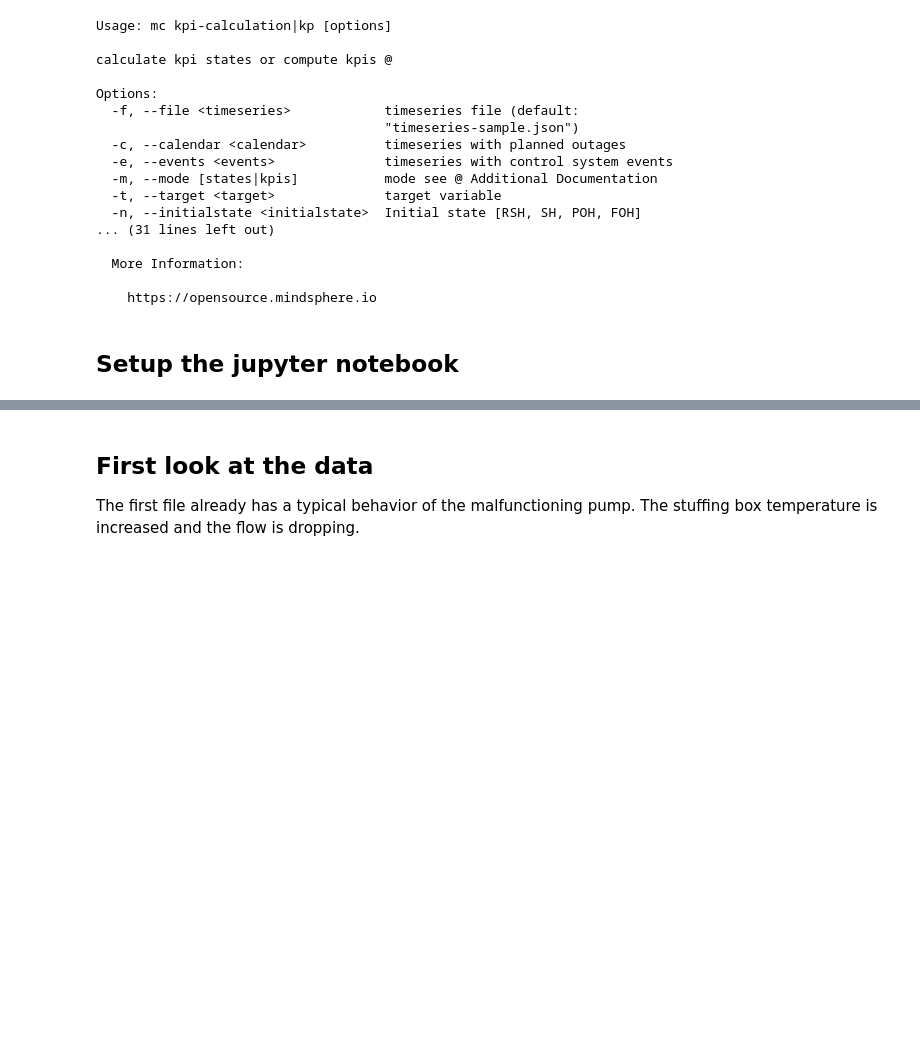
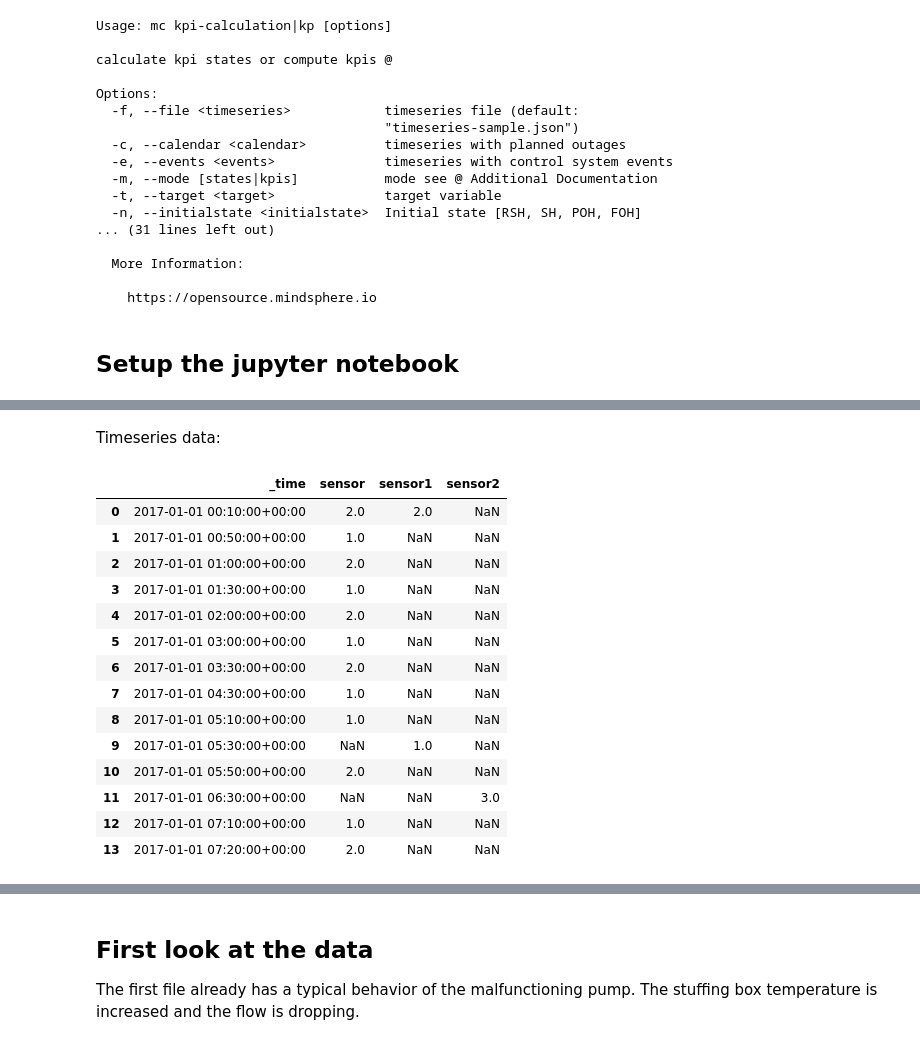
Before and after one commit to mindsphere/analytics-examples, a Jupyter notebook: kpi-calculation.ipynb, the cells around one changed output, grey strips where cells are left out. Saved outputs shown, nothing was run; the diff lists cells and outputs as text; code cells hidden in the pictures; blank space fills up the shorter version.

```diff
--- a/kpi-calculation.ipynb
+++ b/kpi-calculation.ipynb
@@ -64,0 +118,21 @@ This uses the example request from the documentation for calculation
+# %% [markdown]
+Timeseries data:
+# %%
+data = pd.read_json("./data/kpis/sample-timeseries.json")
+data
+# %% [output]
+|  | _time | sensor | sensor1 | sensor2 |
+| 0 | 2017-01-01 00:10:00+00:00 | 2.0 | 2.0 | NaN |
+| 1 | 2017-01-01 00:50:00+00:00 | 1.0 | NaN | NaN |
+| 2 | 2017-01-01 01:00:00+00:00 | 2.0 | NaN | NaN |
+| 3 | 2017-01-01 01:30:00+00:00 | 1.0 | NaN | NaN |
+| 4 | 2017-01-01 02:00:00+00:00 | 2.0 | NaN | NaN |
+| 5 | 2017-01-01 03:00:00+00:00 | 1.0 | NaN | NaN |
+| 6 | 2017-01-01 03:30:00+00:00 | 2.0 | NaN | NaN |
+| 7 | 2017-01-01 04:30:00+00:00 | 1.0 | NaN | NaN |
+| 8 | 2017-01-01 05:10:00+00:00 | 1.0 | NaN | NaN |
+| 9 | 2017-01-01 05:30:00+00:00 | NaN | 1.0 | NaN |
+| 10 | 2017-01-01 05:50:00+00:00 | 2.0 | NaN | NaN |
+| 11 | 2017-01-01 06:30:00+00:00 | NaN | NaN | 3.0 |
+| 12 | 2017-01-01 07:10:00+00:00 | 1.0 | NaN | NaN |
+| 13 | 2017-01-01 07:20:00+00:00 | 2.0 | NaN | NaN |
```
Also changed, not shown: parts of 12 cells of this notebook, 4 other files.
